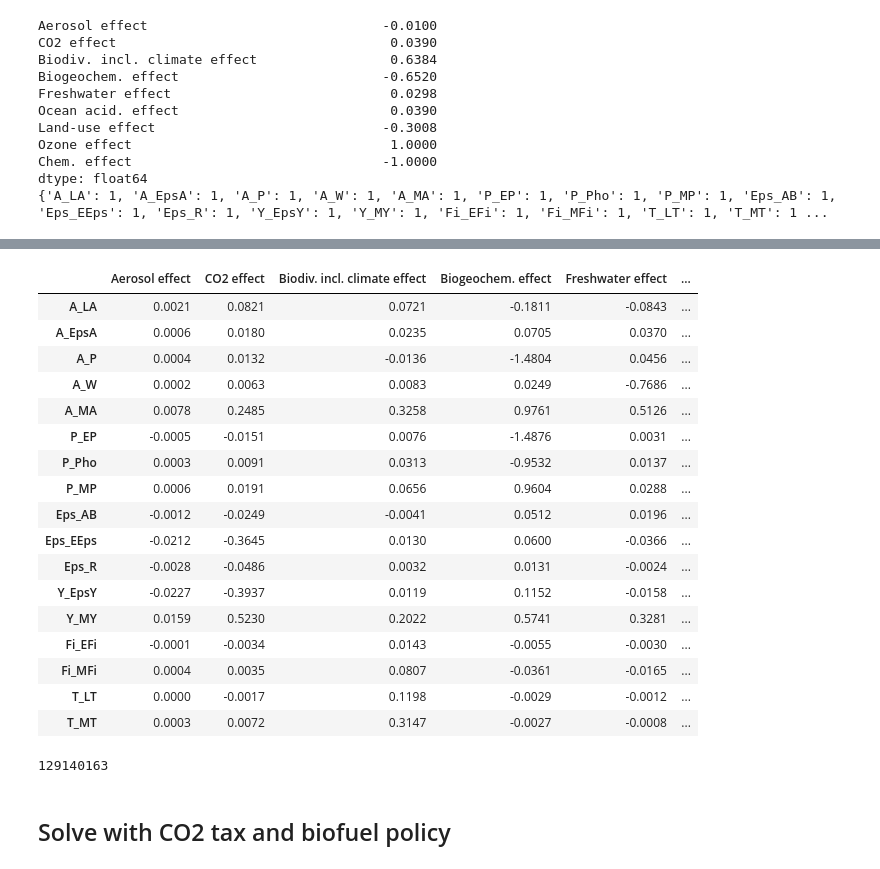
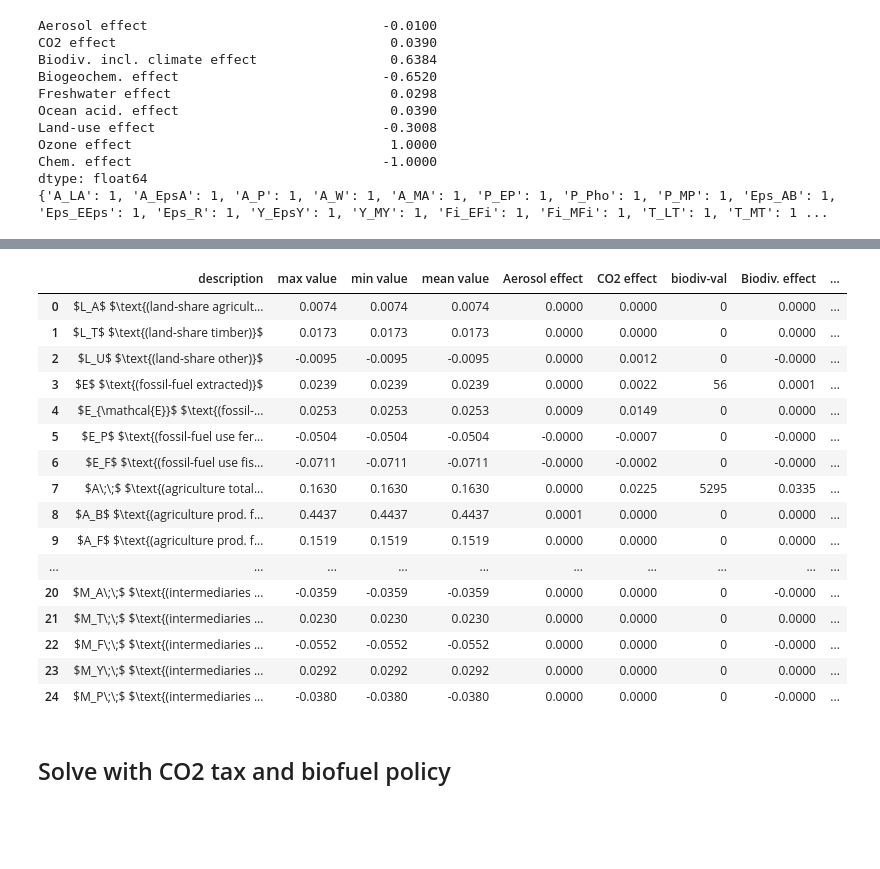
Before and after one commit to gustavengstrom/pbtech, a Jupyter notebook: PB-simulation_Nature_Communications - Final.ipynb, the cells around one changed output, grey strips where cells are left out. Cells and saved outputs as stored; diff of their text form; code cells hidden in the pictures; blank space fills up the shorter version.

```diff
--- a/PB-simulation_Nature_Communications - Final.ipynb
+++ b/PB-simulation_Nature_Communications - Final.ipynb
@@ -283,34 +332,23 @@ dfs
-# %%
-df * np.array([2] * 17).reshape(17, 1)  # .sum(axis=0)
-# %% [output]
-|  | Aerosol effect | CO2 effect | Biodiv. incl. climate effect | Biogeochem. effect | Freshwater effect | ... |
-| A_LA | 0.0021 | 0.0821 | 0.0721 | -0.1811 | -0.0843 | ... |
-| A_EpsA | 0.0006 | 0.0180 | 0.0235 | 0.0705 | 0.0370 | ... |
-| A_P | 0.0004 | 0.0132 | -0.0136 | -1.4804 | 0.0456 | ... |
-| A_W | 0.0002 | 0.0063 | 0.0083 | 0.0249 | -0.7686 | ... |
-| A_MA | 0.0078 | 0.2485 | 0.3258 | 0.9761 | 0.5126 | ... |
-| P_EP | -0.0005 | -0.0151 | 0.0076 | -1.4876 | 0.0031 | ... |
-| P_Pho | 0.0003 | 0.0091 | 0.0313 | -0.9532 | 0.0137 | ... |
-| P_MP | 0.0006 | 0.0191 | 0.0656 | 0.9604 | 0.0288 | ... |
-| Eps_AB | -0.0012 | -0.0249 | -0.0041 | 0.0512 | 0.0196 | ... |
-| Eps_EEps | -0.0212 | -0.3645 | 0.0130 | 0.0600 | -0.0366 | ... |
-| Eps_R | -0.0028 | -0.0486 | 0.0032 | 0.0131 | -0.0024 | ... |
-| Y_EpsY | -0.0227 | -0.3937 | 0.0119 | 0.1152 | -0.0158 | ... |
-| Y_MY | 0.0159 | 0.5230 | 0.2022 | 0.5741 | 0.3281 | ... |
-| Fi_EFi | -0.0001 | -0.0034 | 0.0143 | -0.0055 | -0.0030 | ... |
-| Fi_MFi | 0.0004 | 0.0035 | 0.0807 | -0.0361 | -0.0165 | ... |
-| T_LT | 0.0000 | -0.0017 | 0.1198 | -0.0029 | -0.0012 | ... |
-| T_MT | 0.0003 | 0.0072 | 0.3147 | -0.0027 | -0.0008 | ... |
-# %%
-num_variables = len(sm.prod_change_dict)
-combinations = generate_combinations(num_variables, discrete_vals=[0, 1, 2])
-print(len(combinations))
-for c in tqdm(combinations, total=len(combinations)):
-    dc = df * np.array(c).reshape(17, 1)
-
-    #
-# %% [output]
-129140163
+# %%
+dfc
+# %% [output]
+|  | description | max value | min value | mean value | Aerosol effect | CO2 effect | biodiv-val | Biodiv. effect | ... |
+| 0 | $L_A$ $\text{(land-share agricult... | 0.0074 | 0.0074 | 0.0074 | 0.0000 | 0.0000 | 0 | 0.0000 | ... |
+| 1 | $L_T$ $\text{(land-share timber)}$ | 0.0173 | 0.0173 | 0.0173 | 0.0000 | 0.0000 | 0 | 0.0000 | ... |
+| 2 | $L_U$ $\text{(land-share other)}$ | -0.0095 | -0.0095 | -0.0095 | 0.0000 | 0.0012 | 0 | -0.0000 | ... |
+| 3 | $E$ $\text{(fossil-fuel extracted)}$ | 0.0239 | 0.0239 | 0.0239 | 0.0000 | 0.0022 | 56 | 0.0001 | ... |
+| 4 | $E_{\mathcal{E}}$ $\text{(fossil-... | 0.0253 | 0.0253 | 0.0253 | 0.0009 | 0.0149 | 0 | 0.0000 | ... |
+| 5 | $E_P$ $\text{(fossil-fuel use fer... | -0.0504 | -0.0504 | -0.0504 | -0.0000 | -0.0007 | 0 | -0.0000 | ... |
+| 6 | $E_F$ $\text{(fossil-fuel use fis... | -0.0711 | -0.0711 | -0.0711 | -0.0000 | -0.0002 | 0 | -0.0000 | ... |
+| 7 | $A\;\;$ $\text{(agriculture total... | 0.1630 | 0.1630 | 0.1630 | 0.0000 | 0.0225 | 5295 | 0.0335 | ... |
+| 8 | $A_B$ $\text{(agriculture prod. f... | 0.4437 | 0.4437 | 0.4437 | 0.0001 | 0.0000 | 0 | 0.0000 | ... |
+| 9 | $A_F$ $\text{(agriculture prod. f... | 0.1519 | 0.1519 | 0.1519 | 0.0000 | 0.0000 | 0 | 0.0000 | ... |
+| ... | ... | ... | ... | ... | ... | ... | ... | ... | ... |
+| 20 | $M_A\;\;$ $\text{(intermediaries ... | -0.0359 | -0.0359 | -0.0359 | 0.0000 | 0.0000 | 0 | -0.0000 | ... |
+| 21 | $M_T\;\;$ $\text{(intermediaries ... | 0.0230 | 0.0230 | 0.0230 | 0.0000 | 0.0000 | 0 | 0.0000 | ... |
+| 22 | $M_F\;\;$ $\text{(intermediaries ... | -0.0552 | -0.0552 | -0.0552 | 0.0000 | 0.0000 | 0 | -0.0000 | ... |
+| 23 | $M_Y\;\;$ $\text{(intermediaries ... | 0.0292 | 0.0292 | 0.0292 | 0.0000 | 0.0000 | 0 | 0.0000 | ... |
+| 24 | $M_P\;\;$ $\text{(intermediaries ... | -0.0380 | -0.0380 | -0.0380 | 0.0000 | 0.0000 | 0 | -0.0000 | ... |
 # %% [markdown]
 ## Solve with CO2 tax and biofuel policy
 # %%
```
Also changed, not shown: parts of 6 cells of this notebook, 56 other files.
